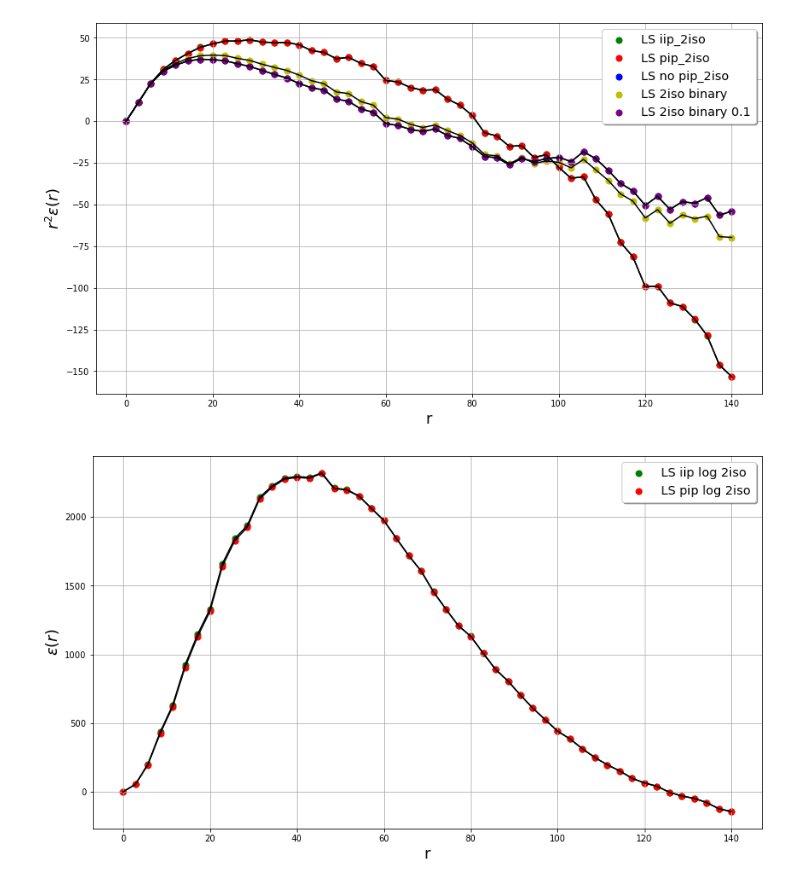
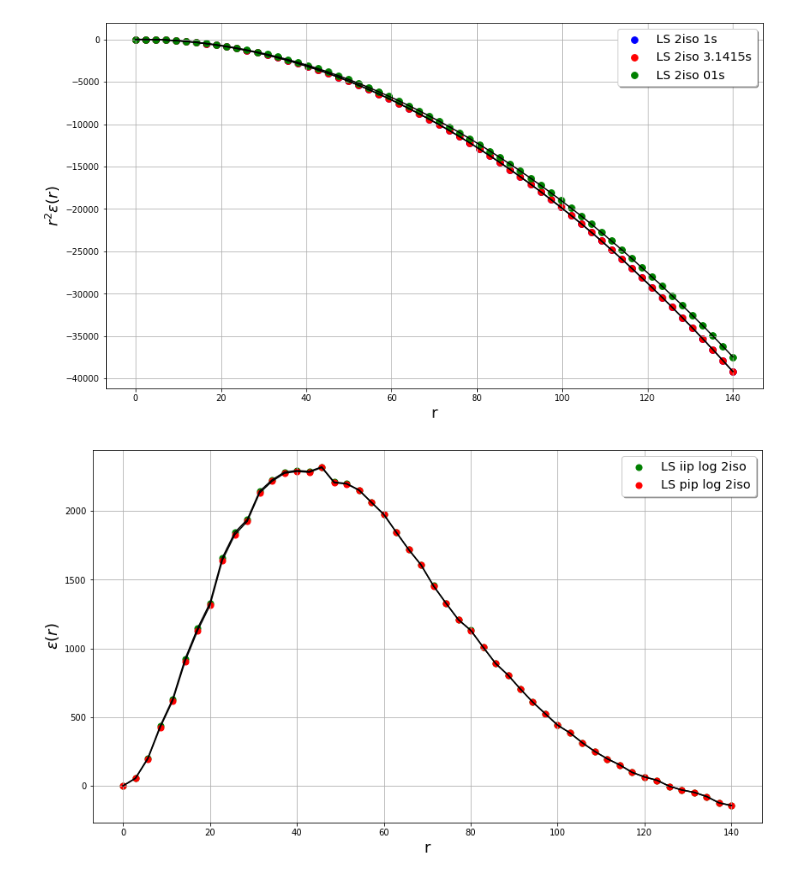
Before and after one commit to jaarpa/3PCFGPU, a Jupyter notebook: plot_results.ipynb, the cells around one changed output. Cells and saved outputs as stored; diff of their text form; code cells hidden in the pictures.

Commit message:
prepared images

```diff
--- a/plot_results.ipynb
+++ b/plot_results.ipynb
@@ -26,24 +7,40 @@ r = np.linspace(0,DMAX,BINS)
+# %%
+TITLE = "elg 2iso"
+DMAX = 140
+BINS = 60
+
+# iip, 1's para todos y 1's para los no ceros)
+DD_1, RR_1, DR_1, dummy = get_histogramfrom_dir("/home/jaarpa/aProjects/ugto/3PCFGPU/results/elg1", "2iso")
+DD_314, RR_314, DR_314, dummy = get_histogramfrom_dir("/home/jaarpa/aProjects/ugto/3PCFGPU/results/elg314", "2iso")
+DD_01, RR_01, DR_01, dummy = get_histogramfrom_dir("/home/jaarpa/aProjects/ugto/3PCFGPU/results/elg01", "2iso")
+DD_iip, RR_iip, DR_iip, dummy = get_histogramfrom_dir("/home/jaarpa/aProjects/ugto/3PCFGPU/results/elgiip", "2iso")
+# DD_pip, RR_pip, DR_pip, dummy = get_histogramfrom_dir("/home/jaarpa/aProjects/ugto/3PCFGPU/results/elgpip", "2iso")
+# %%
+eps_LS_1 = estim_2p_ls(DD_1, RR_1, DR_1)
+eps_LS_314 = estim_2p_ls(DD_314, RR_314, DR_314)
+eps_LS_01 = estim_2p_ls(DD_01, RR_01, DR_01)
+eps_LS_iip = estim_2p_ls(DD_iip, RR_iip, DR_iip)
+
+r = np.linspace(0,DMAX,BINS)
 # %%
 fig = plt.figure(figsize=(14,8))
-plt.scatter(r,(r**2)*eps_LS_iip, s=BINS, c='g',label='LS iip_2iso')
-plt.scatter(r,(r**2)*eps_LS_pip, s=BINS, c='r',label='LS pip_2iso')
-plt.scatter(r,(r**2)*eps_LS, s=BINS, c='b',label='LS no pip_2iso')
-plt.scatter(r,(r**2)*eps_LS_2, s=BINS, c='y',label='LS 2iso binary')
-plt.scatter(r,(r**2)*eps_LS_2_01, s=BINS, c='purple',label='LS 2iso binary 0.1')
+plt.scatter(r,(r**2)*eps_LS_1, s=BINS, c='b',label='LS 2iso 1s')
+plt.plot(r,(r**2)*eps_LS_1,'k-')
+plt.scatter(r,(r**2)*eps_LS_314, s=BINS, c='r',label='LS 2iso 3.1415s')
+plt.plot(r,(r**2)*eps_LS_314,'k-')
+plt.scatter(r,(r**2)*eps_LS_01, s=BINS, c='g',label='LS 2iso 01s')
+plt.plot(r,(r**2)*eps_LS_01,'k-')
+plt.scatter(r,(r**2)*eps_LS_iip, s=BINS, c='black',label='LS 2iso IIP')
 plt.plot(r,(r**2)*eps_LS_iip,'k-')
-plt.plot(r,(r**2)*eps_LS_pip,'k-')
-plt.plot(r,(r**2)*eps_LS,'k-')
-plt.plot(r,(r**2)*eps_LS_2,'k-')
-plt.plot(r,(r**2)*eps_LS_2_01,'k-')
 # plt.ylim(0,3)
 plt.xlabel('r',fontsize=18)
 plt.ylabel('$r^2\epsilon(r)$',fontsize=18)
 plt.legend(shadow=True, fontsize='x-large')
 plt.grid()
 # plt.savefig(TITLE)
 plt.show()
 # %% [output]
-[figure, old version]
+[figure, new version]
 # %%
 fig = plt.figure(figsize=(14,8))
 plt.scatter(r,(r**2)*eps_LS_log_iip, s=BINS, c='g',label='LS iip log 2iso')
```
Also changed, not shown: parts of 2 cells of this notebook, 3 other files.
